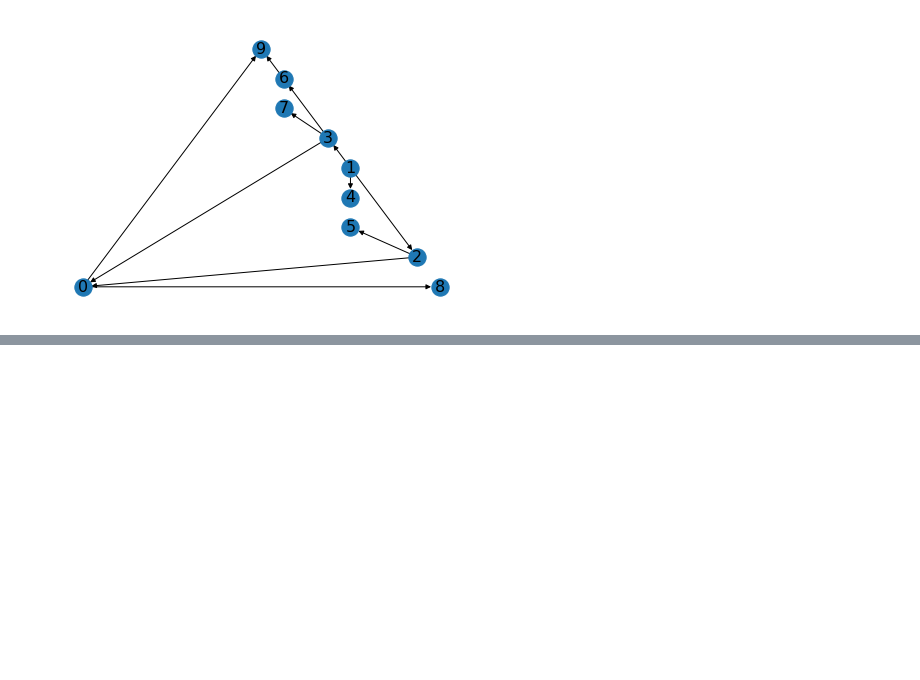
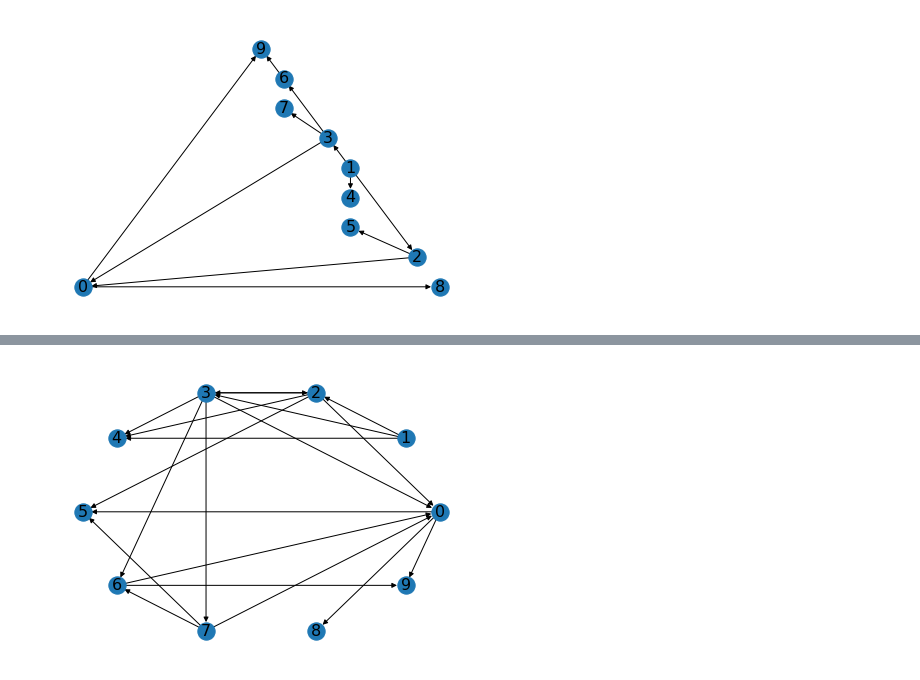
Before and after one commit to briziorusso/causal-injection-FFNN, a Jupyter notebook: CASTLE.ipynb, the cells around one changed output, grey strips where cells are left out. Drawn from its saved outputs; the diff is of its cells as text; code cells hidden in the pictures; blank space fills up the shorter version.

```diff
--- a/CASTLE.ipynb
+++ b/CASTLE.ipynb
@@ -248,0 +326,3 @@ nx.draw_networkx_labels(G,pos,labels,font_size=16);
+# %%
+up_mask = (up_tri==np.maximum(up_tri, low_tri.T)).astype(int)
+up_mask
@@ -248,0 +353,3 @@ nx.draw_networkx_labels(G,pos,labels,font_size=16);
+# %%
+low_mask = (low_tri.T==np.maximum(up_tri, low_tri.T)).astype(int)
+low_mask
@@ -248,0 +380,3 @@ nx.draw_networkx_labels(G,pos,labels,font_size=16);
+# %%
+maxed_adj = (up_tri*up_mask)+(low_tri.T*low_mask).T
+maxed_adj
@@ -248,0 +394,27 @@ nx.draw_networkx_labels(G,pos,labels,font_size=16);
+# %%
+def max_over_diag(mat):
+    up_tri = np.triu(mat)
+    low_tri = np.tril(mat)
+
+    up_mask = (up_tri==np.maximum(up_tri, low_tri.T)).astype(int)
+    low_mask = (low_tri.T==np.maximum(up_tri, low_tri.T)).astype(int)
+
+    maxed_adj = (up_tri*up_mask)+(low_tri.T*low_mask).T
+
+    return maxed_adj
+
+def zero_under_t(mat, threshold):
+    mask = (mat>threshold).astype(int)
+    thresholded_mat=mat*mask
+    return thresholded_mat
+# %%
+maxed_adj = zero_under_t(max_over_diag(intersection_matrix),0.02)
+G1 = nx.from_numpy_matrix(maxed_adj,create_using=nx.DiGraph, parallel_edges=False)
+pos=nx.circular_layout(G1)
+nx.draw(G1,pos)
+labels={}
+for i in range(10):
+    labels[i] = i
+nx.draw_networkx_labels(G1,pos,labels,font_size=16);
+# %% [output]
+[figure, added]
```
Also changed, not shown: parts of 17 cells of this notebook.
